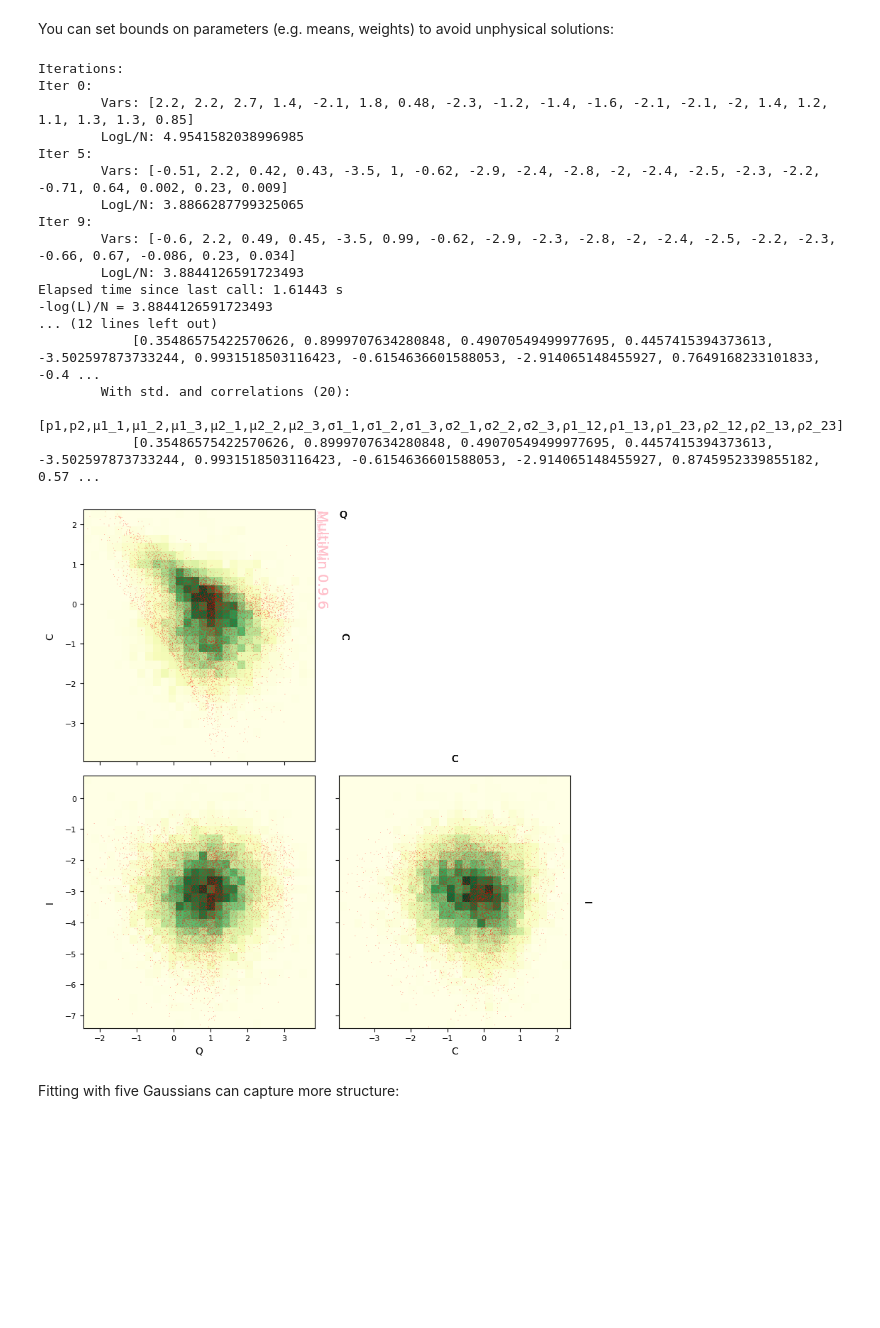
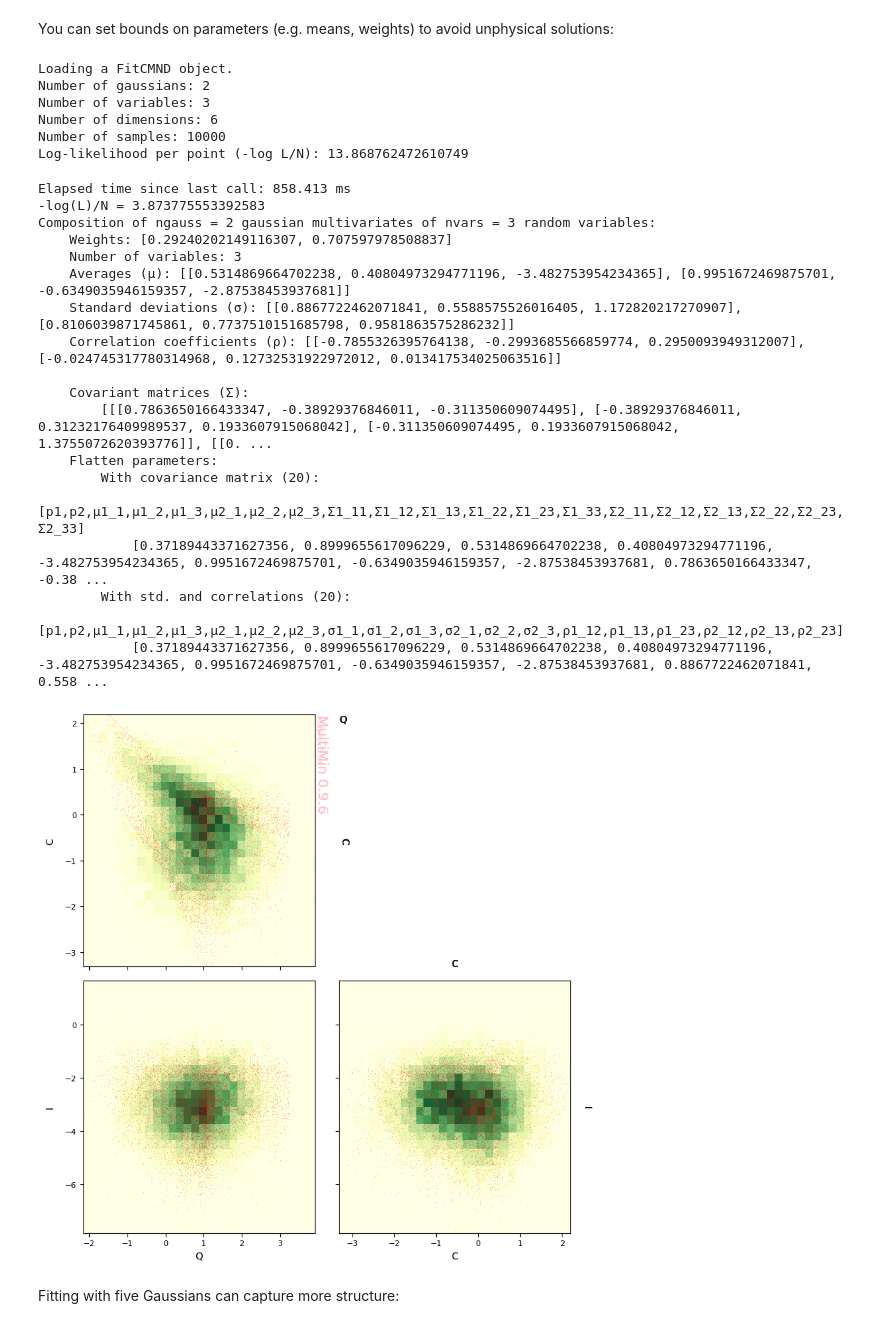
Before and after one commit to seap-udea/multimin, a Jupyter notebook: docs/examples/multimin_asteroids_application.ipynb, the cells around one changed output. Cells and saved outputs as stored; diff of their text form; code cells hidden in the pictures; blank space fills up the shorter version.

```diff
--- a/docs/examples/multimin_asteroids_application.ipynb
+++ b/docs/examples/multimin_asteroids_application.ipynb
@@ -600,37 +610,44 @@ You can set bounds on parameters (e.g. means, weights) to avoid unphysical solut
 # %%
 F=mn.FitCMND(data=udata, ngauss=2)
 bounds=F.set_bounds(boundsm=((-2,4),(-4,3),(-7,0)),boundw=(0.1,0.9))
 
 mn.Util.el_time(0)
-F.fit_data(udata,advance=5,bounds=bounds)
+F.fit_data(udata,progress="tqdm",bounds=bounds)
 mn.Util.el_time()
 F.save_fit(f"gallery/{figprefix}_fit-multiple-bounds.pkl",useprefix=False)
 
 print(f"-log(L)/N = {F.solution.fun/len(udata)}")
 print(F.cmnd)
 G=F.plot_fit(figsize=4,
             properties=["Q","C","I"],
             hargs=dict(bins=30,cmap='YlGn'),sargs=dict(s=0.2,edgecolor='None',color='r'))
 F.fig.savefig("gallery/indepth_fit_2gauss_bounds_QCI.png")
 # %% [output]
-Iterations:
-Iter 0:
-        Vars: [2.2, 2.2, 2.7, 1.4, -2.1, 1.8, 0.48, -2.3, -1.2, -1.4, -1.6, -2.1, -2.1, -2, 1.4, 1.2, 1.1, 1.3, 1.3, 0.85]
-        LogL/N: 4.9541582038996985
-Iter 5:
-        Vars: [-0.51, 2.2, 0.42, 0.43, -3.5, 1, -0.62, -2.9, -2.4, -2.8, -2, -2.4, -2.5, -2.3, -2.2, -0.71, 0.64, 0.002, 0.23, 0.009]
-        LogL/N: 3.8866287799325065
-Iter 9:
-        Vars: [-0.6, 2.2, 0.49, 0.45, -3.5, 0.99, -0.62, -2.9, -2.3, -2.8, -2, -2.4, -2.5, -2.2, -2.3, -0.66, 0.67, -0.086, 0.23, 0.034]
-        LogL/N: 3.8844126591723493
-Elapsed time since last call: 1.61443 s
--log(L)/N = 3.8844126591723493
-... (12 lines left out)
-            [0.35486575422570626, 0.8999707634280848, 0.49070549499977695, 0.4457415394373613, -3.502597873733244, 0.9931518503116423, -0.6154636601588053, -2.914065148455927, 0.7649168233101833, -0.4 ...
-        With std. and correlations (20):
-            [p1,p2,μ1_1,μ1_2,μ1_3,μ2_1,μ2_2,μ2_3,σ1_1,σ1_2,σ1_3,σ2_1,σ2_2,σ2_3,ρ1_12,ρ1_13,ρ1_23,ρ2_12,ρ2_13,ρ2_23]
-            [0.35486575422570626, 0.8999707634280848, 0.49070549499977695, 0.4457415394373613, -3.502597873733244, 0.9931518503116423, -0.6154636601588053, -2.914065148455927, 0.8745952339855182, 0.57 ...
+Loading a FitCMND object.
+Number of gaussians: 2
+Number of variables: 3
+Number of dimensions: 6
+Number of samples: 10000
+Log-likelihood per point (-log L/N): 13.868762472610749
+Elapsed time since last call: 858.413 ms
+-log(L)/N = 3.873775553392583
+Composition of ngauss = 2 gaussian multivariates of nvars = 3 random variables:
+    Weights: [0.29240202149116307, 0.707597978508837]
+    Number of variables: 3
+    Averages (μ): [[0.5314869664702238, 0.40804973294771196, -3.482753954234365], [0.9951672469875701, -0.6349035946159357, -2.87538453937681]]
+    Standard deviations (σ): [[0.8867722462071841, 0.5588575526016405, 1.172820217270907], [0.8106039871745861, 0.7737510151685798, 0.9581863575286232]]
+    Correlation coefficients (ρ): [[-0.7855326395764138, -0.2993685566859774, 0.2950093949312007], [-0.024745317780314968, 0.12732531922972012, 0.013417534025063516]]
+
+    Covariant matrices (Σ):
+        [[[0.7863650166433347, -0.38929376846011, -0.311350609074495], [-0.38929376846011, 0.31232176409989537, 0.1933607915068042], [-0.311350609074495, 0.1933607915068042, 1.3755072620393776]], [[0. ...
+    Flatten parameters:
+        With covariance matrix (20):
+            [p1,p2,μ1_1,μ1_2,μ1_3,μ2_1,μ2_2,μ2_3,Σ1_11,Σ1_12,Σ1_13,Σ1_22,Σ1_23,Σ1_33,Σ2_11,Σ2_12,Σ2_13,Σ2_22,Σ2_23,Σ2_33]
+            [0.37189443371627356, 0.8999655617096229, 0.5314869664702238, 0.40804973294771196, -3.482753954234365, 0.9951672469875701, -0.6349035946159357, -2.87538453937681, 0.7863650166433347, -0.38 ...
+        With std. and correlations (20):
+            [p1,p2,μ1_1,μ1_2,μ1_3,μ2_1,μ2_2,μ2_3,σ1_1,σ1_2,σ1_3,σ2_1,σ2_2,σ2_3,ρ1_12,ρ1_13,ρ1_23,ρ2_12,ρ2_13,ρ2_23]
+            [0.37189443371627356, 0.8999655617096229, 0.5314869664702238, 0.40804973294771196, -3.482753954234365, 0.9951672469875701, -0.6349035946159357, -2.87538453937681, 0.8867722462071841, 0.558 ...
-[figure, old version]
+[figure, new version]
 # %% [markdown]
 Fitting with five Gaussians can capture more structure:
 # %%
```
Also changed, not shown: parts of 31 cells of this notebook, 14 other files.
